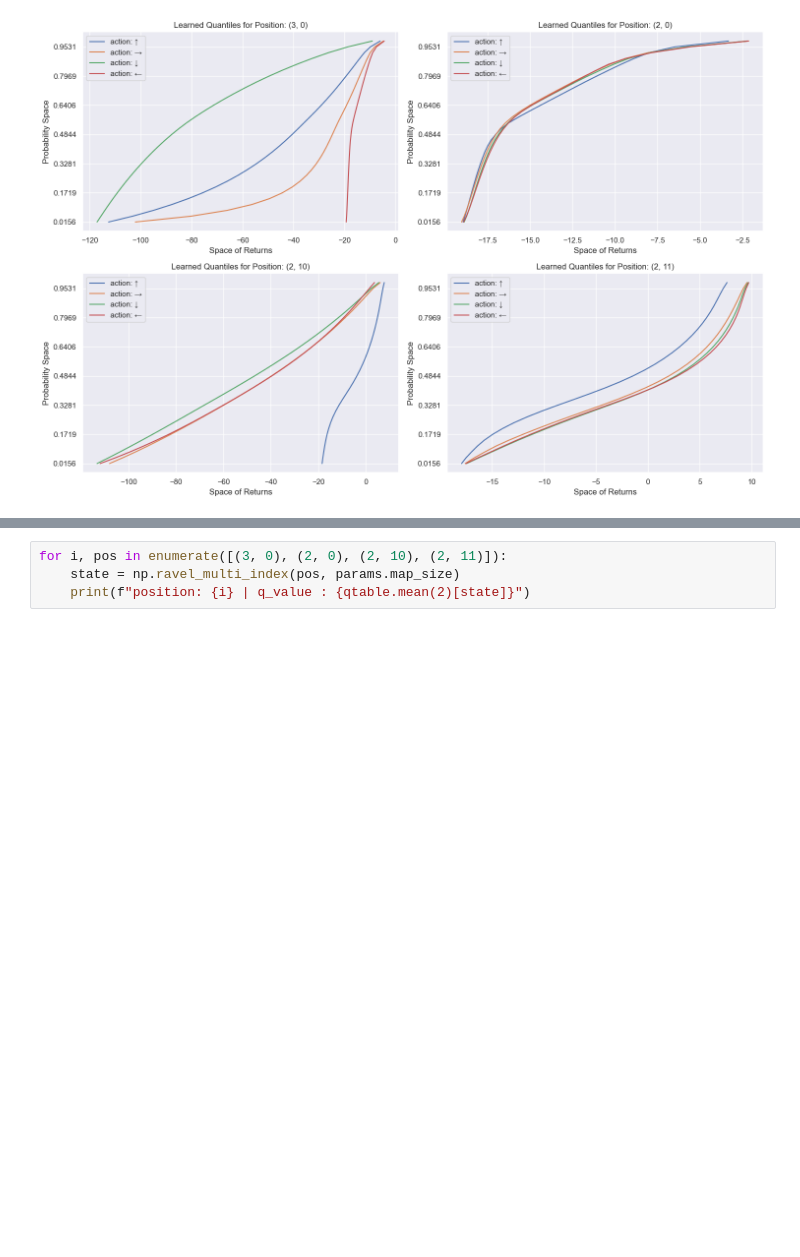
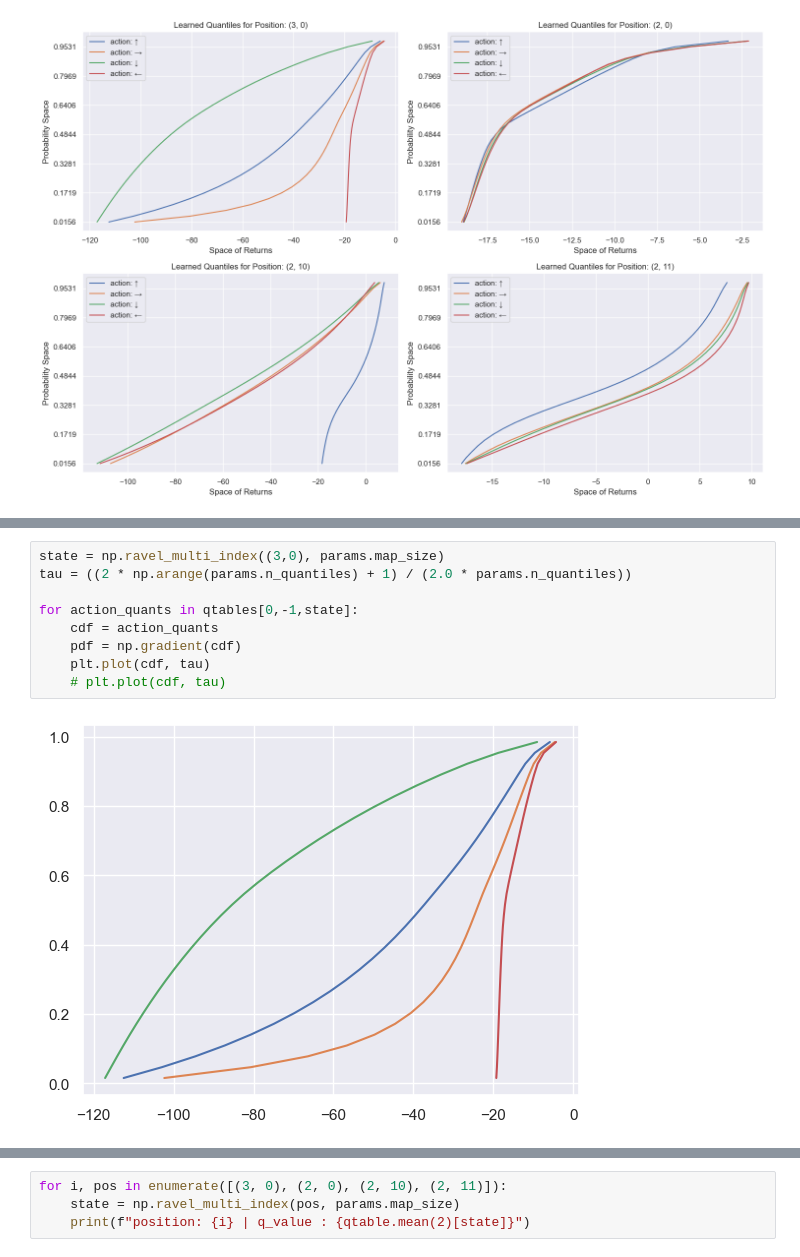
Before and after one commit to AlecHero/QuantileRegressionProject, a Jupyter notebook: tabular qr.ipynb, the cells around one changed output, grey strips where cells are left out. Saved outputs shown, nothing was run; the diff lists cells and outputs as text; blank space fills up the shorter version.

```diff
--- a/tabular qr.ipynb
+++ b/tabular qr.ipynb
@@ -166,0 +91,11 @@ plt.show()
+# %%
+state = np.ravel_multi_index((3,0), params.map_size)
+tau = ((2 * np.arange(params.n_quantiles) + 1) / (2.0 * params.n_quantiles))
+
+for action_quants in qtables[0,-1,state]:
+    cdf = action_quants
+    pdf = np.gradient(cdf)
+    plt.plot(cdf, tau)
+    # plt.plot(cdf, tau)
+# %% [output]
+[figure, added]
```
Also changed, not shown: parts of 11 cells of this notebook, 11 other files.
